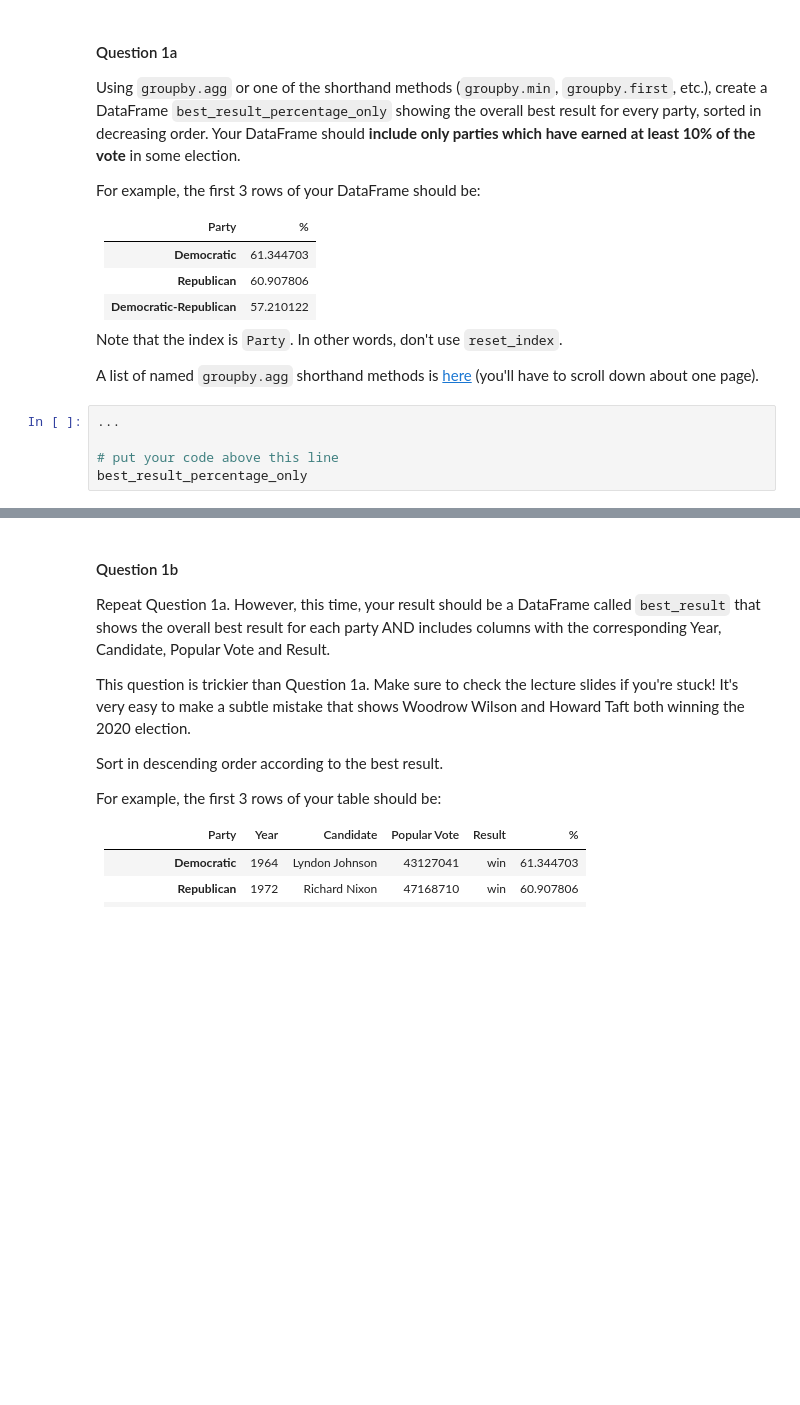
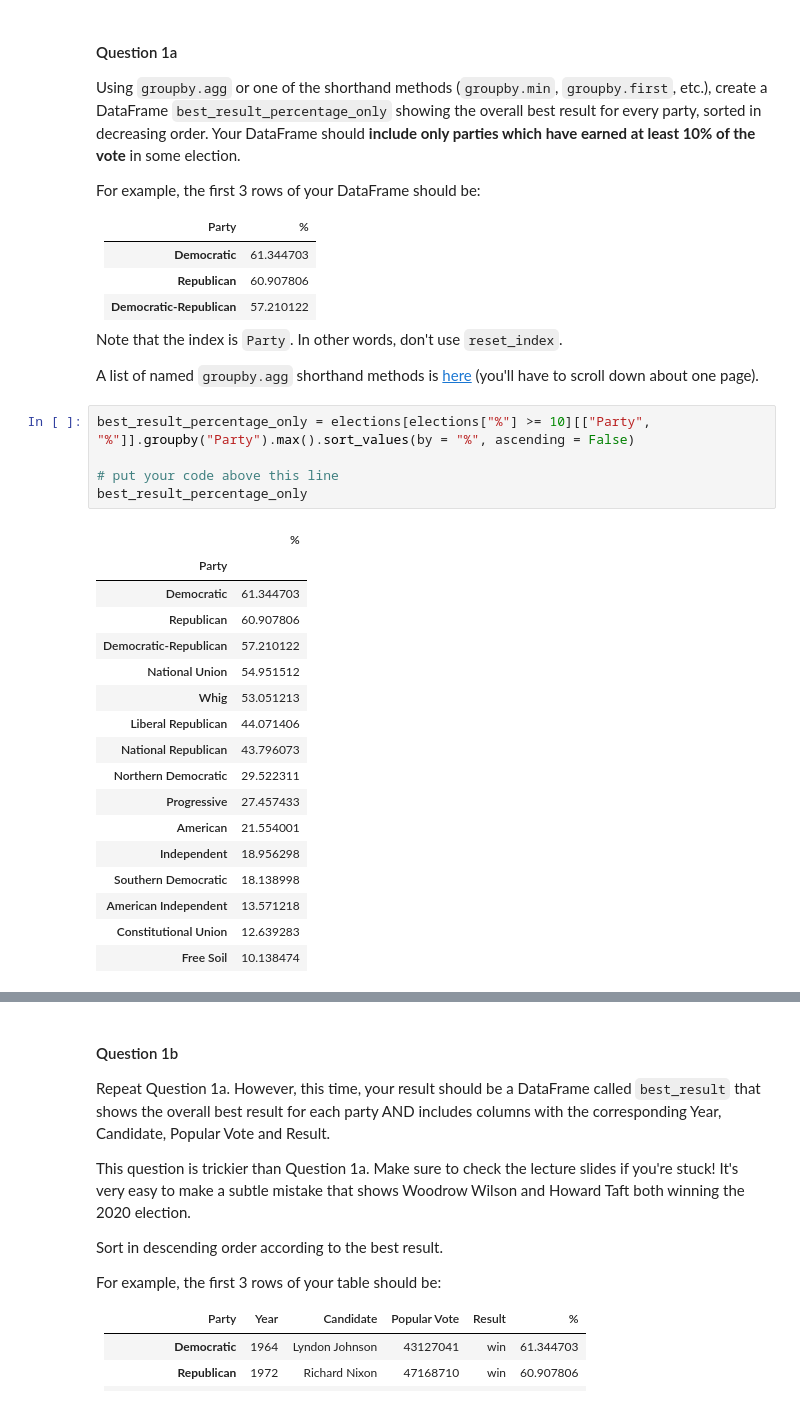
Before and after one commit to QuantumCompiler/CSPB-3022-Introduction-To-Data-Science-With-Probability-And-Statistics, a Jupyter notebook: CSPB 3022 - Assignments/CSPB 3022 - Assignment 3 - Exploratory Data Analysis And Visualization/Assignment 3 - Exploratory Data Analysis And Visualization.ipynb, the cells around one changed output, grey strips where cells are left out. Cells and saved outputs as stored; diff of their text form; blank space fills up the shorter version.

```diff
--- a/CSPB 3022 - Assignments/CSPB 3022 - Assignment 3 - Exploratory Data Analysis And Visualization/Assignment 3 - Exploratory Data Analysis And Visualization.ipynb
+++ b/CSPB 3022 - Assignments/CSPB 3022 - Assignment 3 - Exploratory Data Analysis And Visualization/Assignment 3 - Exploratory Data Analysis And Visualization.ipynb
@@ -158,9 +296,27 @@ Note that the index is `Party`. In other words, don't use `reset_index`.
 
 A list of named `groupby.agg` shorthand methods is [here](https://pandas.pydata.org/pandas-docs/stable/user_guide/groupby.html#aggregation) (you'll have to scroll down about one page).
 # %%
-...
+best_result_percentage_only = elections[elections["%"] >= 10][["Party", "%"]].groupby("Party").max().sort_values(by = "%", ascending = False)
 
 # put your code above this line
 best_result_percentage_only
+# %% [output]
+|  | % |
+| Party |  |
+| Democratic | 61.344703 |
+| Republican | 60.907806 |
+| Democratic-Republican | 57.210122 |
+| National Union | 54.951512 |
+| Whig | 53.051213 |
+| Liberal Republican | 44.071406 |
+| National Republican | 43.796073 |
+| Northern Democratic | 29.522311 |
+| Progressive | 27.457433 |
+| American | 21.554001 |
+| Independent | 18.956298 |
+| Southern Democratic | 18.138998 |
+| American Independent | 13.571218 |
+| Constitutional Union | 12.639283 |
+| Free Soil | 10.138474 |
 # %%
 grader.check("q1a")
```
Also changed, not shown: parts of 17 cells of this notebook, 1 other file.
